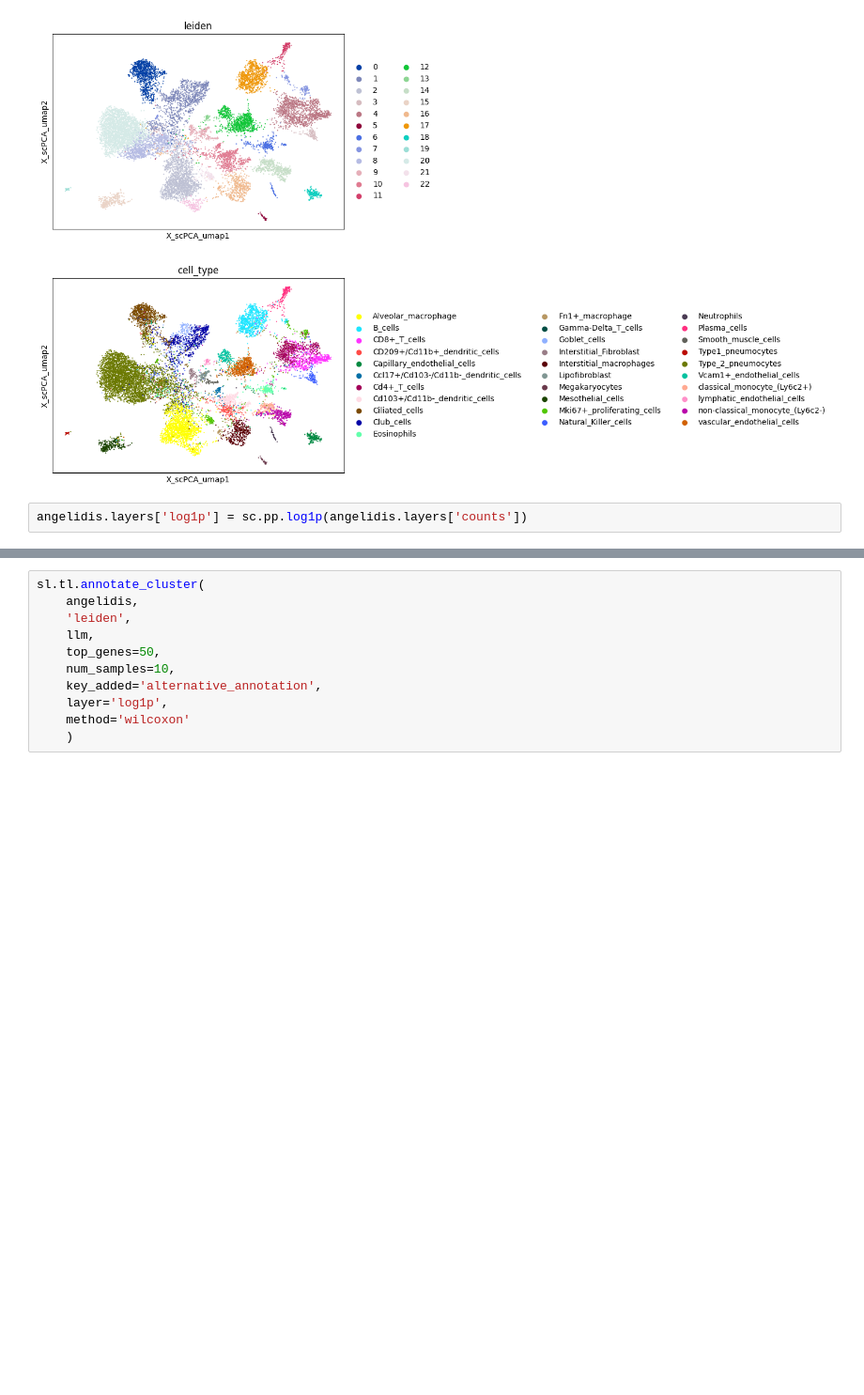
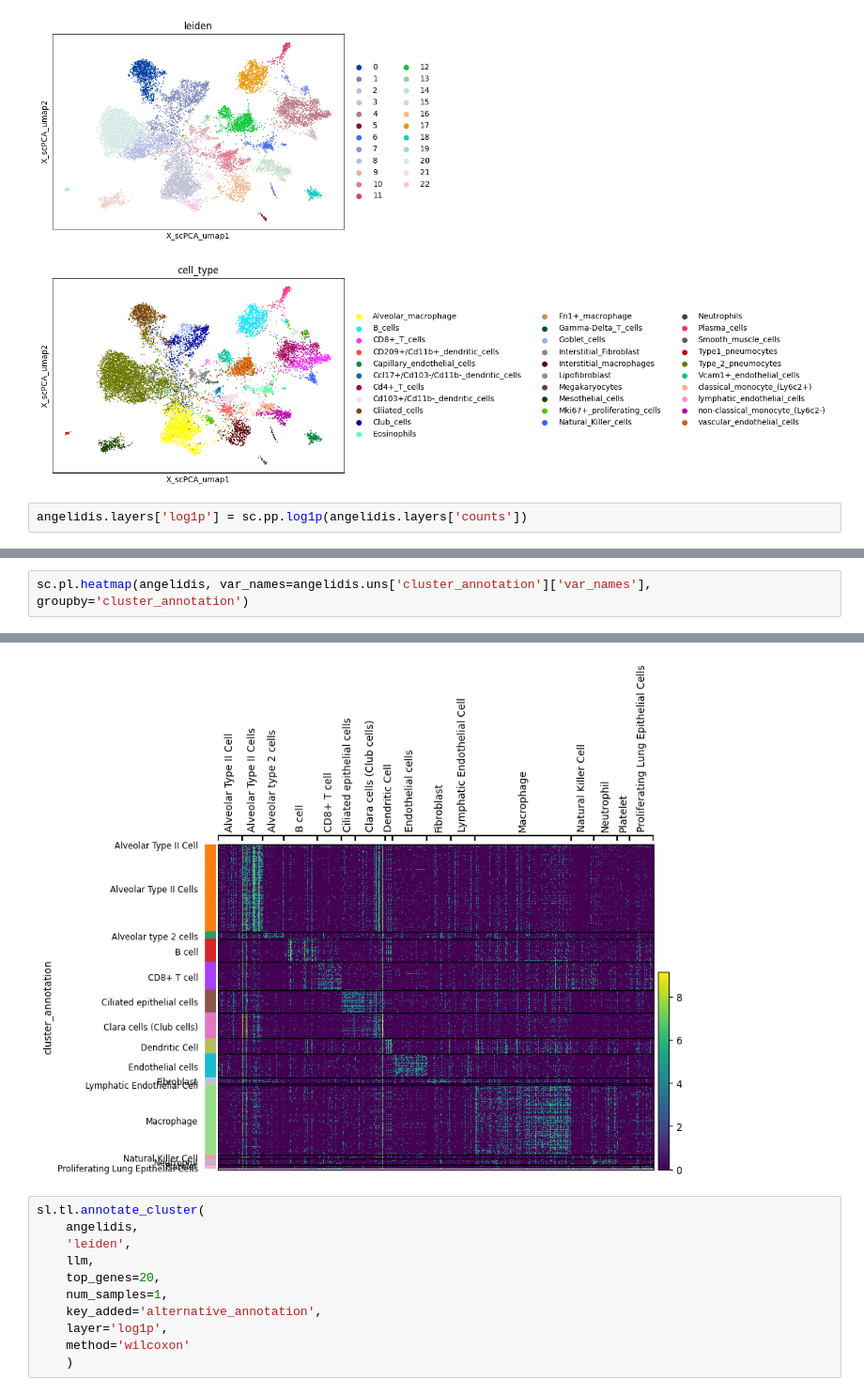
Before and after one commit to sagar87/scllm, a Jupyter notebook: docs/notebooks/cell_types.ipynb, the cells around one changed output, grey strips where cells are left out. Shown at 94% size. Cells and saved outputs as stored; diff of their text form; blank space fills up the shorter version.

```diff
--- a/docs/notebooks/cell_types.ipynb
+++ b/docs/notebooks/cell_types.ipynb
@@ -87,0 +88,3 @@ sc.pl.embedding(angelidis, basis='X_scPCA_umap', color=['cell_type', 'scllm_anno
+# %%
+sc.pl.heatmap(angelidis, var_names=angelidis.uns['cluster_annotation']['var_names'], groupby='cluster_annotation')
+# %% [output]
@@ -88,10 +92,11 @@ sc.pl.embedding(angelidis, basis='X_scPCA_umap', color=['cell_type', 'scllm_anno
+[figure, added]
 # %%
 sl.tl.annotate_cluster(
     angelidis,
     'leiden',
     llm,
-    top_genes=50,
-    num_samples=10,
+    top_genes=20,
+    num_samples=1,
     key_added='alternative_annotation',
     layer='log1p',
     method='wilcoxon'
```
Also changed, not shown: parts of 6 cells of this notebook, 1 other file.
